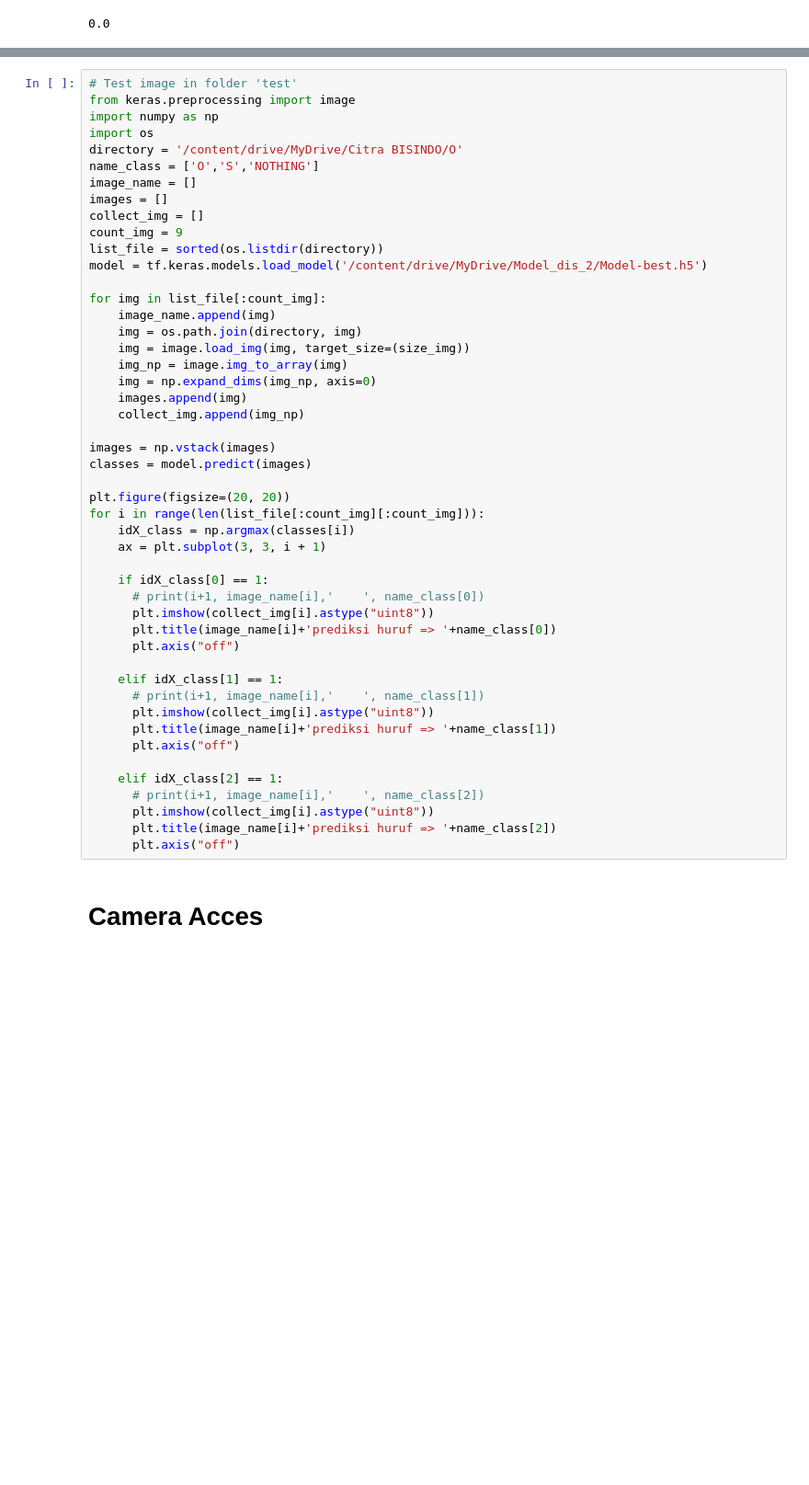
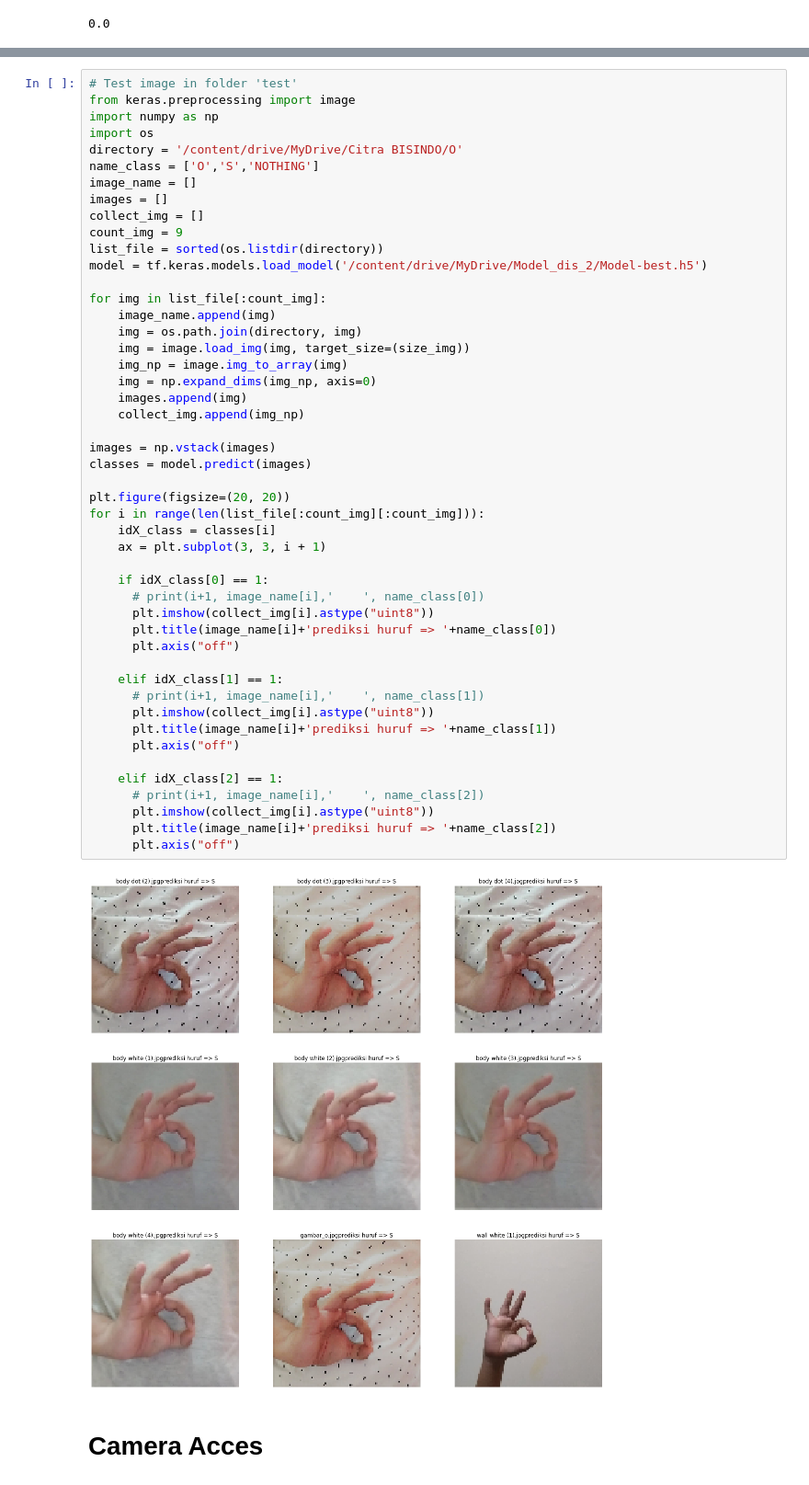
Before and after one commit to arifsoul/DIS-2, a Jupyter notebook: DIS_2.ipynb, the cells around one changed output, grey strips where cells are left out. Shown at 92% size. Cells and saved outputs as stored; diff of their text form; blank space fills up the shorter version.

```diff
--- a/DIS_2.ipynb
+++ b/DIS_2.ipynb
@@ -417,34 +421,36 @@ for img in list_file[:count_img]:
     img = image.load_img(img, target_size=(size_img))
     img_np = image.img_to_array(img)
     img = np.expand_dims(img_np, axis=0)
     images.append(img)
     collect_img.append(img_np)
 
 images = np.vstack(images)
 classes = model.predict(images)
 
 plt.figure(figsize=(20, 20))
 for i in range(len(list_file[:count_img][:count_img])):
-    idX_class = np.argmax(classes[i])
+    idX_class = classes[i]
     ax = plt.subplot(3, 3, i + 1)
 
     if idX_class[0] == 1:
       # print(i+1, image_name[i],'    ', name_class[0])
       plt.imshow(collect_img[i].astype("uint8"))
       plt.title(image_name[i]+'prediksi huruf => '+name_class[0])
       plt.axis("off")
 
     elif idX_class[1] == 1:
       # print(i+1, image_name[i],'    ', name_class[1])
       plt.imshow(collect_img[i].astype("uint8"))
       plt.title(image_name[i]+'prediksi huruf => '+name_class[1])
       plt.axis("off")
 
     elif idX_class[2] == 1:
       # print(i+1, image_name[i],'    ', name_class[2])
       plt.imshow(collect_img[i].astype("uint8"))
       plt.title(image_name[i]+'prediksi huruf => '+name_class[2])
       plt.axis("off")
+# %% [output]
+[figure, added]
 # %% [markdown]
 # Camera Acces
 # %%
```
Also changed, not shown: parts of 1 cell of this notebook.
